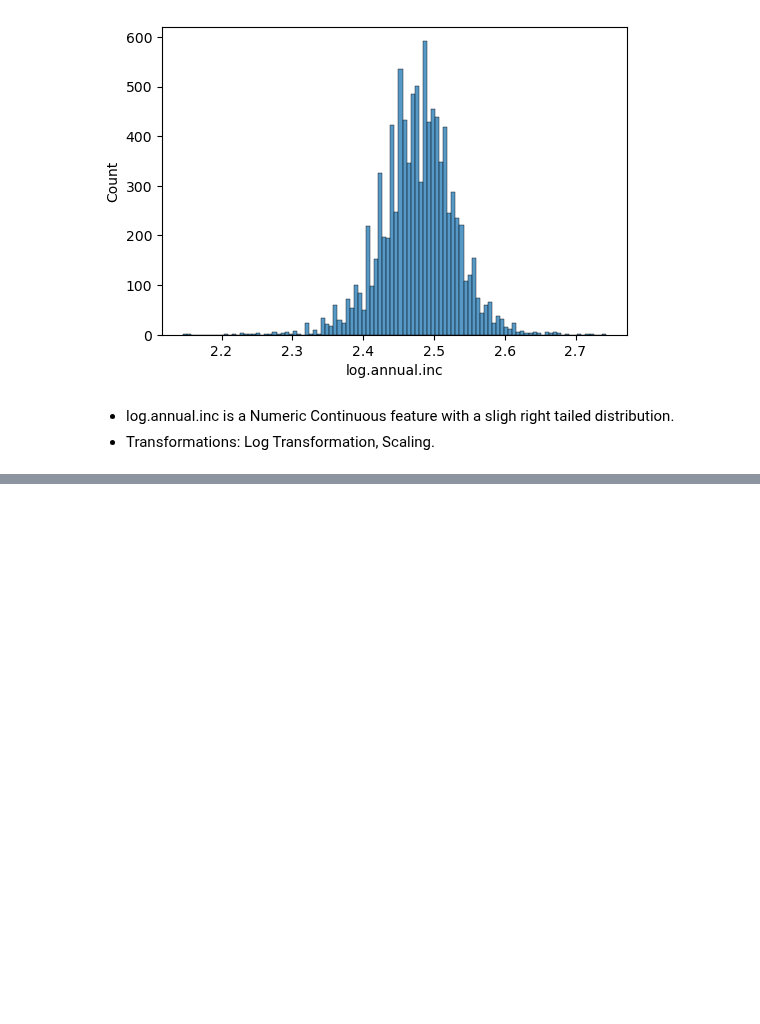
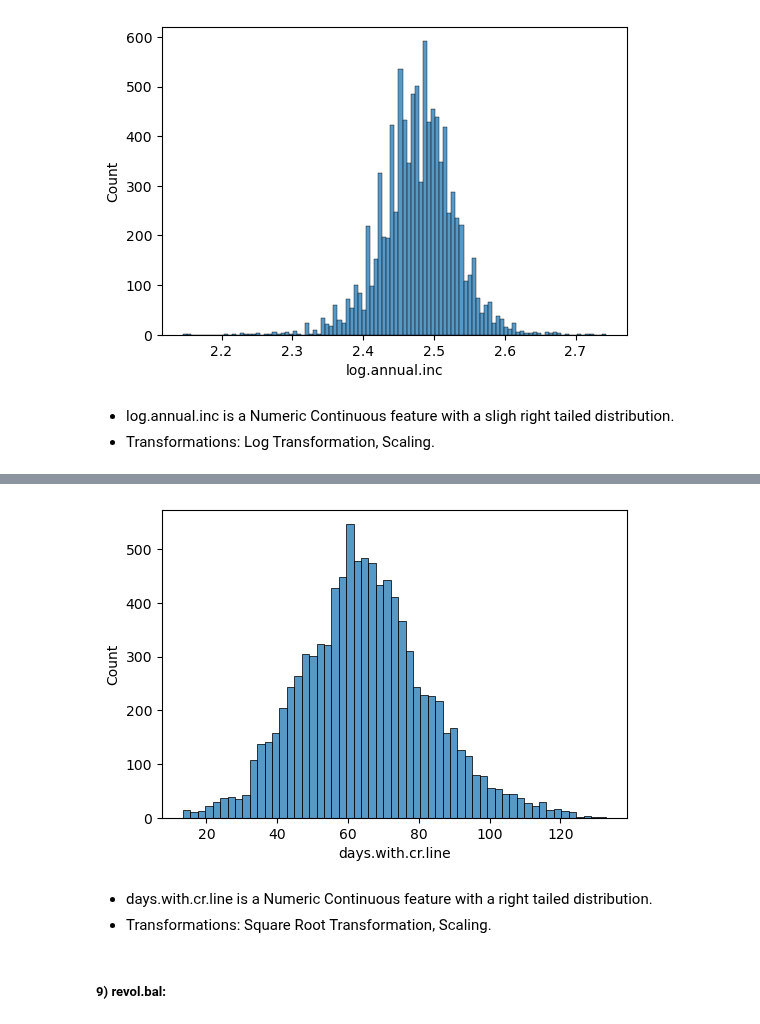
Before and after one commit to Shailya777/Learning-Logs, a Jupyter notebook: Machine_Learning/05_Decision_Trees_AND_Random_Forests/06_Practice_Project5(Loan Data).ipynb, the cells around one changed output, grey strips where cells are left out. Saved outputs shown, nothing was run; the diff lists cells and outputs as text; code cells hidden in the pictures; blank space fills up the shorter version.

```diff
--- a/Machine_Learning/05_Decision_Trees_AND_Random_Forests/06_Practice_Project5(Loan Data).ipynb
+++ b/Machine_Learning/05_Decision_Trees_AND_Random_Forests/06_Practice_Project5(Loan Data).ipynb
@@ -274,0 +358,9 @@ annualinc_pipeline = Pipeline([
+# %%
+plt.figure(figsize= (6,4))
+sns.histplot(data= df['days.with.cr.line'].apply(np.sqrt))
+plt.show()
+# %% [output]
+[figure, added]
+# %% [markdown]
+- days.with.cr.line is a Numeric Continuous feature with a right tailed distribution.
+- Transformations: Square Root Transformation, Scaling.
@@ -274,0 +372,2 @@ annualinc_pipeline = Pipeline([
+# %% [markdown]
+##### 9) revol.bal:
```
Also changed, not shown: parts of 58 cells of this notebook.
